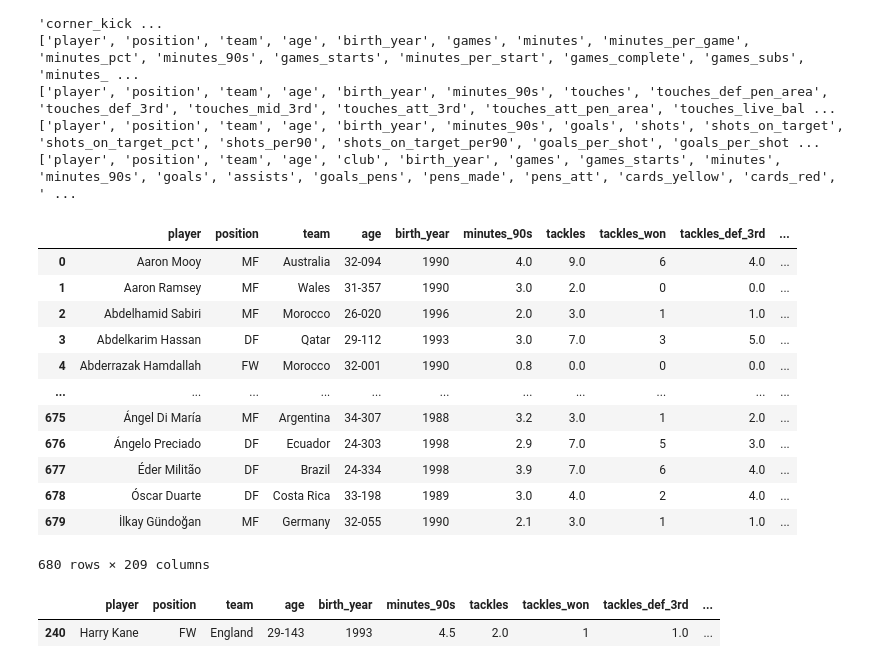
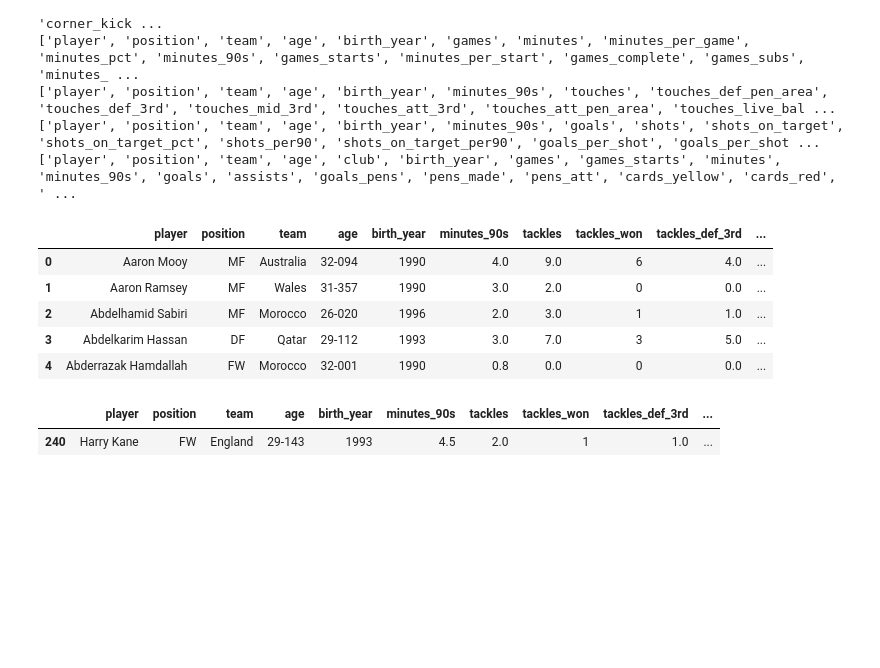
Before and after one commit to aryangarg794/JBI100, a Jupyter notebook: Notebook/Data_exploration.ipynb, the cells around one changed output. Cells and saved outputs as stored; diff of their text form; code cells hidden in the pictures; blank space fills up the shorter version.

```diff
--- a/Notebook/Data_exploration.ipynb
+++ b/Notebook/Data_exploration.ipynb
@@ -125,21 +125,14 @@ df_player_stats_combined = merge_dataframes(dataframes)
 ['player', 'position', 'team', 'age', 'birth_year', 'minutes_90s', 'goals', 'shots', 'shots_on_target', 'shots_on_target_pct', 'shots_per90', 'shots_on_target_per90', 'goals_per_shot', 'goals_per_shot ...
 ['player', 'position', 'team', 'age', 'club', 'birth_year', 'games', 'games_starts', 'minutes', 'minutes_90s', 'goals', 'assists', 'goals_pens', 'pens_made', 'pens_att', 'cards_yellow', 'cards_red', ' ...
 # %%
-df_player_stats_combined
+df_player_stats_combined.head()
 # %% [output]
 |  | player | position | team | age | birth_year | minutes_90s | tackles | tackles_won | tackles_def_3rd | ... |
 | 0 | Aaron Mooy | MF | Australia | 32-094 | 1990 | 4.0 | 9.0 | 6 | 4.0 | ... |
 | 1 | Aaron Ramsey | MF | Wales | 31-357 | 1990 | 3.0 | 2.0 | 0 | 0.0 | ... |
 | 2 | Abdelhamid Sabiri | MF | Morocco | 26-020 | 1996 | 2.0 | 3.0 | 1 | 1.0 | ... |
 | 3 | Abdelkarim Hassan | DF | Qatar | 29-112 | 1993 | 3.0 | 7.0 | 3 | 5.0 | ... |
 | 4 | Abderrazak Hamdallah | FW | Morocco | 32-001 | 1990 | 0.8 | 0.0 | 0 | 0.0 | ... |
-| ... | ... | ... | ... | ... | ... | ... | ... | ... | ... | ... |
-| 675 | Ángel Di María | MF | Argentina | 34-307 | 1988 | 3.2 | 3.0 | 1 | 2.0 | ... |
-| 676 | Ángelo Preciado | DF | Ecuador | 24-303 | 1998 | 2.9 | 7.0 | 5 | 3.0 | ... |
-| 677 | Éder Militão | DF | Brazil | 24-334 | 1998 | 3.9 | 7.0 | 6 | 4.0 | ... |
-| 678 | Óscar Duarte | DF | Costa Rica | 33-198 | 1989 | 3.0 | 4.0 | 2 | 4.0 | ... |
-| 679 | İlkay Gündoğan | MF | Germany | 32-055 | 1990 | 2.1 | 3.0 | 1 | 1.0 | ... |
-680 rows × 209 columns
 # %%
 df_player_stats_combined.loc[df_player_stats_combined['player']=="Harry Kane"]
 # %% [output]
```
Also changed, not shown: parts of 6 cells of this notebook, 2 other files.
